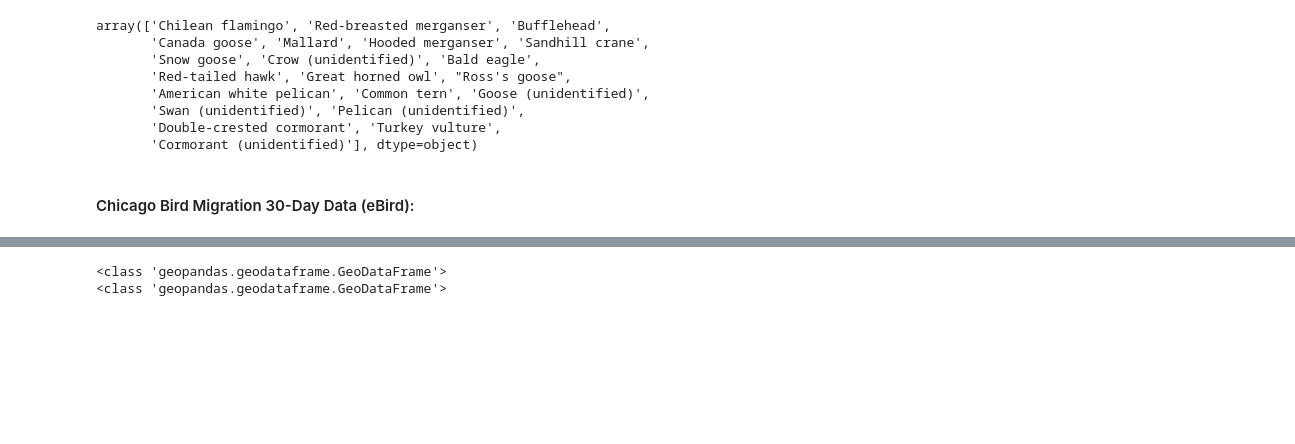
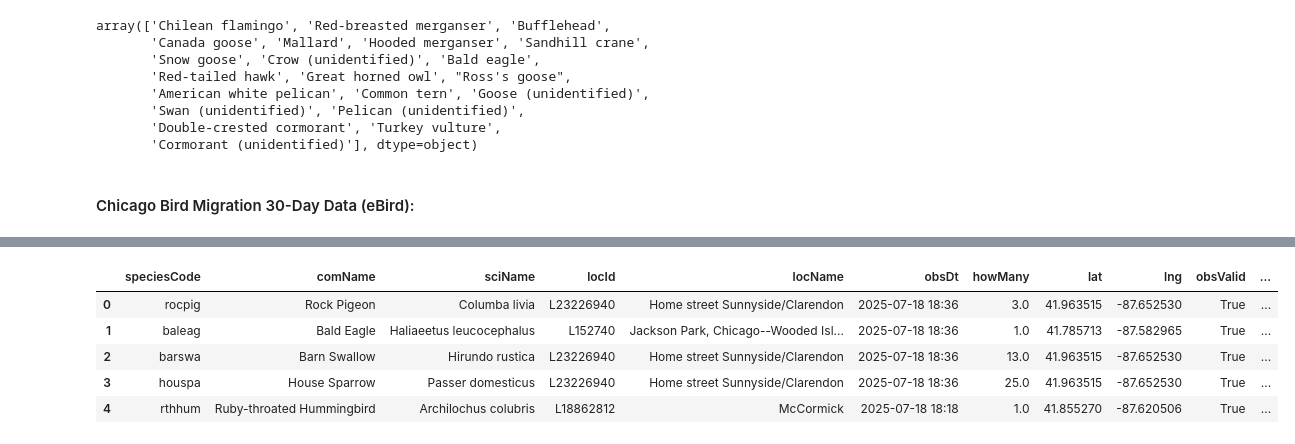
Before and after one commit to Amoreno73/bird-30d-density, a Jupyter notebook: bird_data.ipynb, the cells around one changed output, grey strips where cells are left out. Drawn from its saved outputs; the diff is of its cells as text; code cells hidden in the pictures; blank space fills up the shorter version.

```diff
--- a/bird_data.ipynb
+++ b/bird_data.ipynb
@@ -60,10 +62,12 @@ api_key = os.getenv("EBIRD_API_KEY")
 headers = {"X-eBirdApiToken": api_key}
 
 params = {
-    "lat": 41.8781,
-    "lng": -87.6298,
-    "dist": 10, # 10km radius (will filter with shp file later)
-    "back": 1, # past 30 days
+    # lat and lng corresponds to downtown chicago
+    # 300 S Federal St, Chicago, IL 60604
+    "lat": 41.864231,
+    "lng": -87.627706,
+    "dist": 30, # this covers O'Hare and covers Blue Island
+    "back": 30, # past 30 days
     "maxResults": 10000
 }
 
@@ -113,7 +86,10 @@ obs_30d.shape
-# %%
-print(type(gdf_chicago))
-print(type(chicago_boundary))
-# %% [output]
-<class 'geopandas.geodataframe.GeoDataFrame'>
-<class 'geopandas.geodataframe.GeoDataFrame'>
+# %%
+obs_30d.head()
+# %% [output]
+|  | speciesCode | comName | sciName | locId | locName | obsDt | howMany | lat | lng | obsValid | ... |
+| 0 | rocpig | Rock Pigeon | Columba livia | L23226940 | Home street Sunnyside/Clarendon | 2025-07-18 18:36 | 3.0 | 41.963515 | -87.652530 | True | ... |
+| 1 | baleag | Bald Eagle | Haliaeetus leucocephalus | L152740 | Jackson Park, Chicago--Wooded Isl... | 2025-07-18 18:36 | 1.0 | 41.785713 | -87.582965 | True | ... |
+| 2 | barswa | Barn Swallow | Hirundo rustica | L23226940 | Home street Sunnyside/Clarendon | 2025-07-18 18:36 | 13.0 | 41.963515 | -87.652530 | True | ... |
+| 3 | houspa | House Sparrow | Passer domesticus | L23226940 | Home street Sunnyside/Clarendon | 2025-07-18 18:36 | 25.0 | 41.963515 | -87.652530 | True | ... |
+| 4 | rthhum | Ruby-throated Hummingbird | Archilochus colubris | L18862812 | McCormick | 2025-07-18 18:18 | 1.0 | 41.855270 | -87.620506 | True | ... |
 # %%
```
Also changed, not shown: parts of 18 cells of this notebook.
